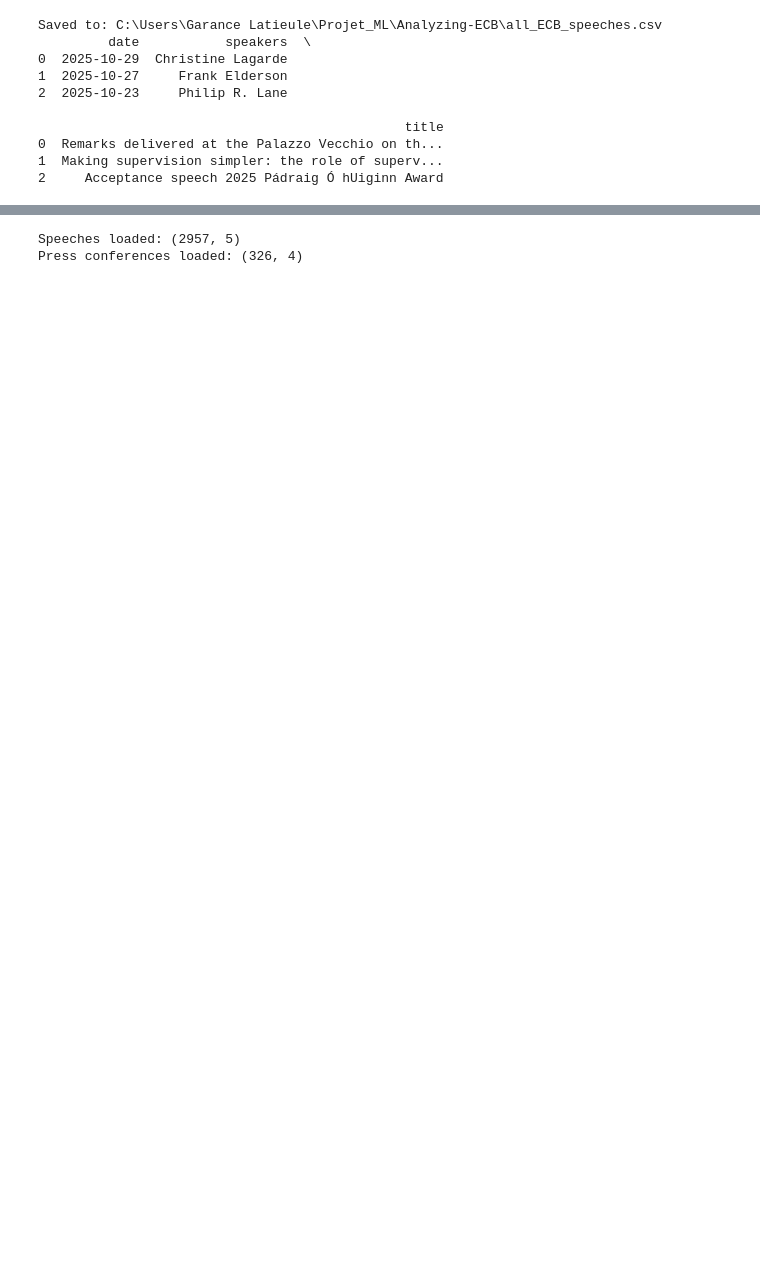
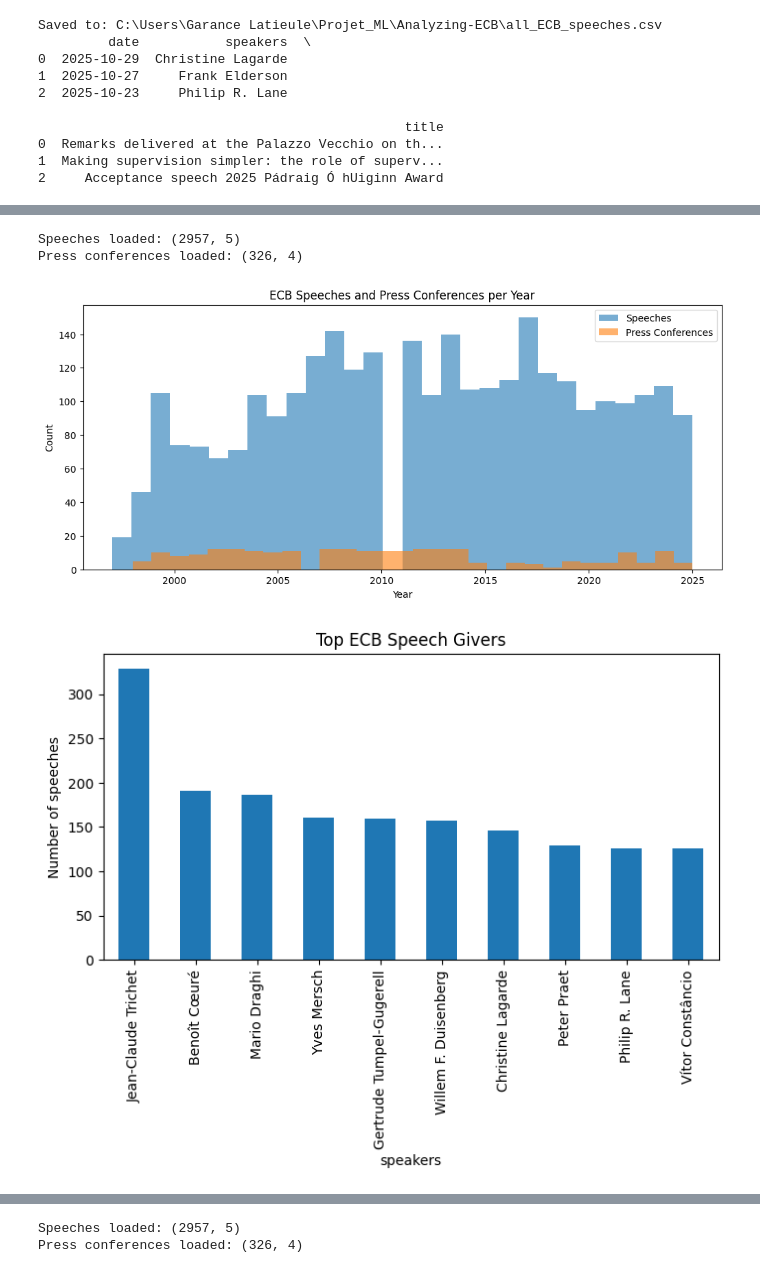
Before and after one commit to garance-lat/Analyzing-ECB, a Jupyter notebook: ECB_text_markets_project_v3 (2).ipynb, the cells around one changed output, grey strips where cells are left out. Drawn from its saved outputs; the diff is of its cells as text; code cells hidden in the pictures; blank space fills up the shorter version.

```diff
--- a/ECB_text_markets_project_v3 (2).ipynb
+++ b/ECB_text_markets_project_v3 (2).ipynb
@@ -396,0 +472,39 @@ Saved to: C:\Users\Garance Latieule\Projet_ML\Analyzing-ECB\all_ECB_speeches.csv
+# %%
+import datetime
+speeches_csv = Path("all_ECB_speeches.csv")
+press_csv     = Path("all_ECB_conferences.csv")
+speeches_df = pd.read_csv(
+    speeches_csv,
+    sep="|",
+    engine="python",
+    encoding="utf-8-sig",
+    quoting=csv.QUOTE_NONE,
+    on_bad_lines="skip"
+)
+press_df = pd.read_csv(press_csv)
+
+speeches_df['date'] = pd.to_datetime(speeches_df['date'], errors='coerce') #format YYYY-MM-DD
+press_df['date'] = pd.to_datetime(press_df['date'], errors='coerce', dayfirst=True) #format DD-MM-YYYY
+
+print("Speeches loaded:", speeches_df.shape)
+print("Press conferences loaded:", press_df.shape)
+
+plt.figure(figsize=(12, 5))
+plt.hist(speeches_df['date'].dt.year, bins=30, alpha=0.6, label="Speeches")
+plt.hist(press_df['date'].dt.year, bins=30, alpha=0.6, label="Press Conferences")
+plt.xlabel("Year")
+plt.ylabel("Count")
+plt.title("ECB Speeches and Press Conferences per Year")
+plt.legend()
+plt.show()
+
+if 'speakers' in speeches_df.columns:
+    top_speakers = speeches_df['speakers'].value_counts().head(10)
+    top_speakers.plot(kind='bar', figsize=(8,4), title="Top ECB Speech Givers")
+    plt.ylabel("Number of speeches")
+    plt.show()
+# %% [output]
+Speeches loaded: (2957, 5)
+Press conferences loaded: (326, 4)
+[figure, added]
+[figure, added]
```
Also changed, not shown: parts of 25 cells of this notebook, 2 other files.
